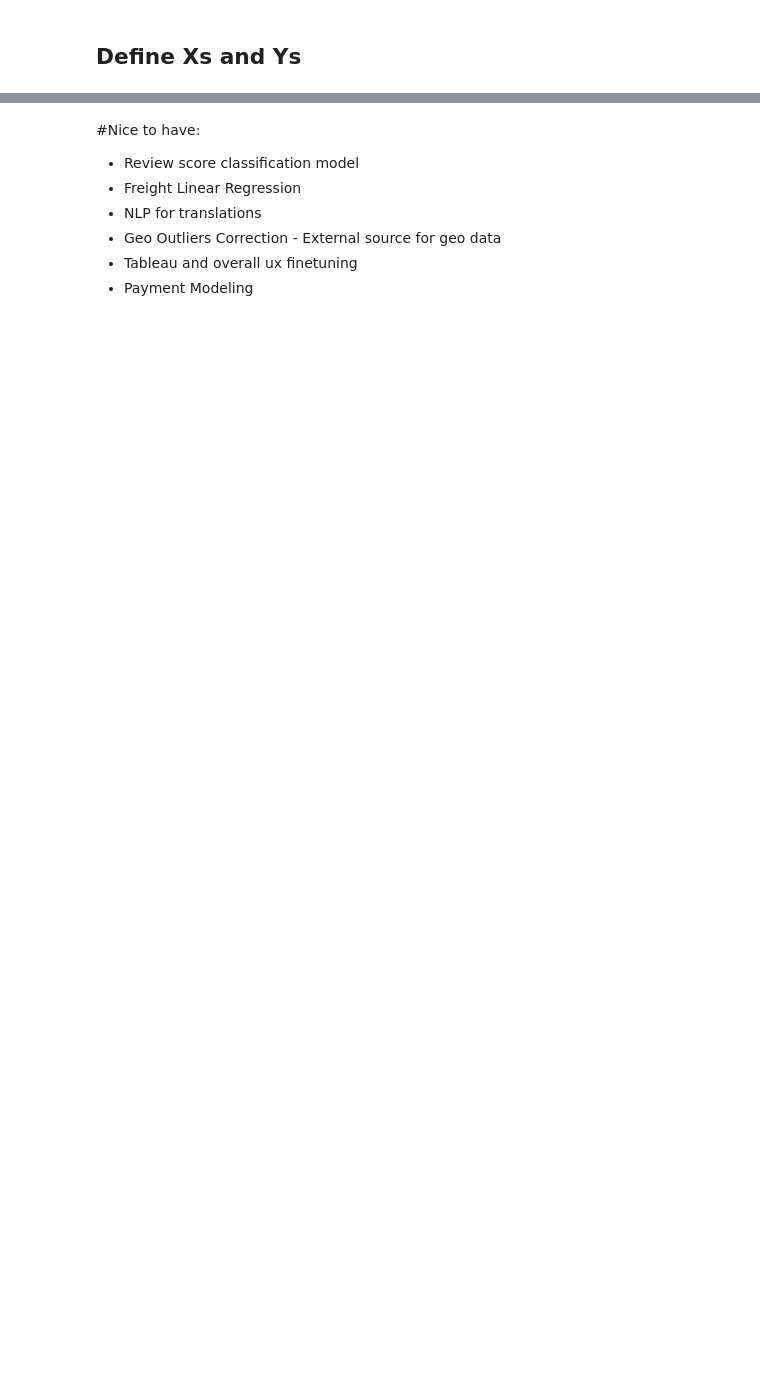
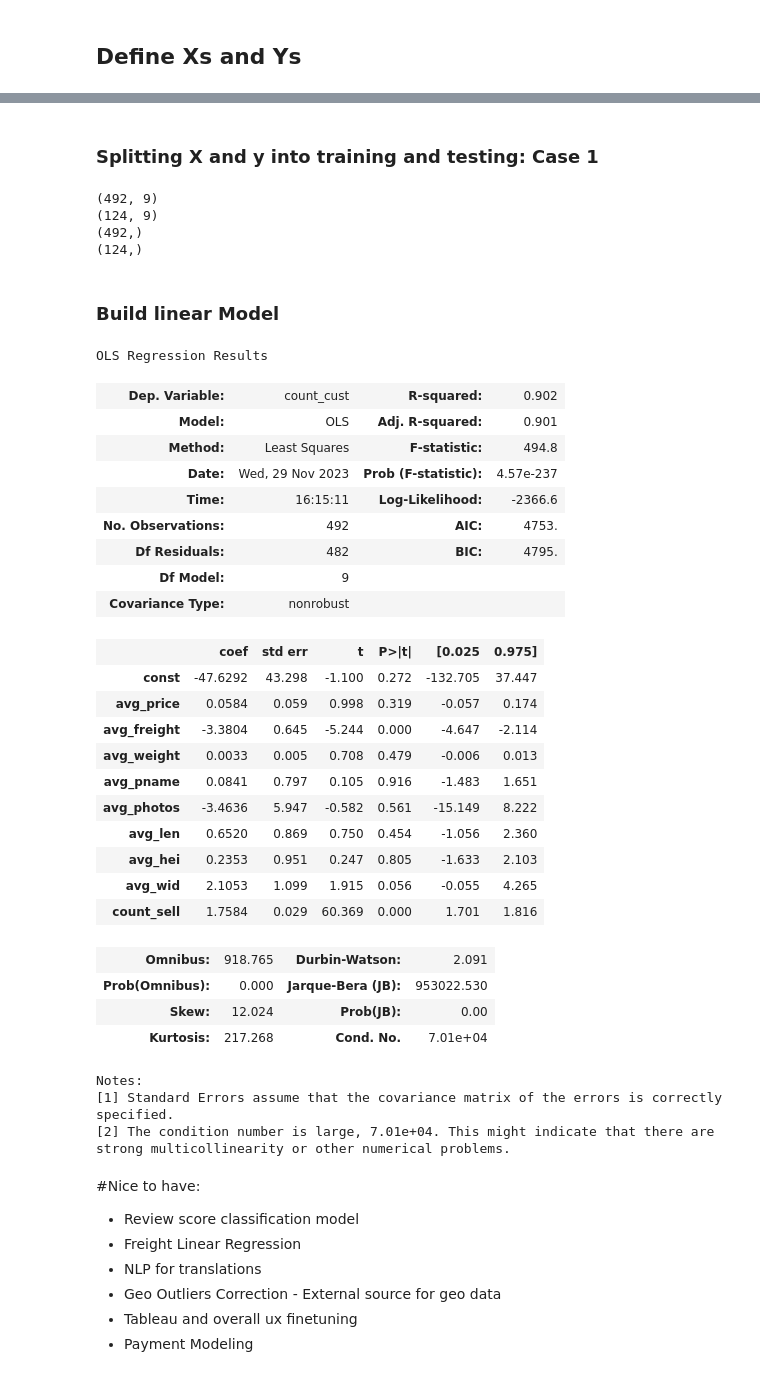
Before and after one commit to jrclavier/aurelius_ds_fin, a Jupyter notebook: Aurelius_WorkingSheet.ipynb, the cells around one changed output, grey strips where cells are left out. Cells and saved outputs as stored; diff of their text form; code cells hidden in the pictures; blank space fills up the shorter version.

```diff
--- a/Aurelius_WorkingSheet.ipynb
+++ b/Aurelius_WorkingSheet.ipynb
@@ -1112,0 +1128,4 @@ trx = trx.drop('_merge', 1, errors='ignore')
+# %%
+trx.dtypes
+trx = trx.dropna()
+trx.count()
@@ -1112,0 +1146,11 @@ trx = trx.drop('_merge', 1, errors='ignore')
+# %%
+# Lets try to predict customer count as a function of product specs, n of sellers and revenue
+
+y= trx['count_cust']
+
+X = trx.drop(columns = ['count_cust', 'count_order','Year-Month-Day'])
+
+X.reset_index(drop=True, inplace=True)
+y.reset_index(drop=True, inplace=True)
+
+X.count()
@@ -1113,3 +1187,63 @@ trx = trx.drop('_merge', 1, errors='ignore')
+# %% [markdown]
+### Splitting X and y into training and testing: Case 1
+# %%
+# For "apples-to-apples" comparisons, set a starting value ("seed") for the random number generator
+np.random.seed(77300)
+#print(y.head())
+# split the data randomly into 80% train and 20% test samples
+X_train, X_test, y_train, y_test = train_test_split(X,y, test_size = 0.20)
+# IMPORTANT: these samples are stratified, i.e., the proportion of retained and not-retained customers is the same in both
+
+# Lets check the results
+print(X_train.shape)
+print(X_test.shape)
+print(y_train.shape)
+print(y_test.shape)
+# %% [output]
+(492, 9)
+(124, 9)
+(492,)
+(124,)
+# %% [markdown]
+### Build linear Model
+# %%
+import statsmodels.api as sm
+
+X_train_sm = sm.add_constant(X_train) # In this package, by default, the regression will have no intercept, hence we need to manually add it to the X matrix, and call the result X_sm
+
+lm = sm.OLS(y_train, X_train_sm).fit() # Fit/"train"/"learn" a linear regression ("ordinary least squares", OLS) with vector Y as dependent and matrix X_sm as independent
+
+lm.summary() # Display the summary of model results
+# %% [output]
+OLS Regression Results
+| Dep. Variable: | count_cust | R-squared: | 0.902 |
+| Model: | OLS | Adj. R-squared: | 0.901 |
+| Method: | Least Squares | F-statistic: | 494.8 |
+| Date: | Wed, 29 Nov 2023 | Prob (F-statistic): | 4.57e-237 |
+| Time: | 16:15:11 | Log-Likelihood: | -2366.6 |
+| No. Observations: | 492 | AIC: | 4753. |
+| Df Residuals: | 482 | BIC: | 4795. |
+| Df Model: | 9 |  |  |
+| Covariance Type: | nonrobust |  |  |
+|  | coef | std err | t | P>|t| | [0.025 | 0.975] |
+| const | -47.6292 | 43.298 | -1.100 | 0.272 | -132.705 | 37.447 |
+| avg_price | 0.0584 | 0.059 | 0.998 | 0.319 | -0.057 | 0.174 |
+| avg_freight | -3.3804 | 0.645 | -5.244 | 0.000 | -4.647 | -2.114 |
+| avg_weight | 0.0033 | 0.005 | 0.708 | 0.479 | -0.006 | 0.013 |
+| avg_pname | 0.0841 | 0.797 | 0.105 | 0.916 | -1.483 | 1.651 |
+| avg_photos | -3.4636 | 5.947 | -0.582 | 0.561 | -15.149 | 8.222 |
+| avg_len | 0.6520 | 0.869 | 0.750 | 0.454 | -1.056 | 2.360 |
+| avg_hei | 0.2353 | 0.951 | 0.247 | 0.805 | -1.633 | 2.103 |
+| avg_wid | 2.1053 | 1.099 | 1.915 | 0.056 | -0.055 | 4.265 |
+| count_sell | 1.7584 | 0.029 | 60.369 | 0.000 | 1.701 | 1.816 |
+| Omnibus: | 918.765 | Durbin-Watson: | 2.091 |
+| Prob(Omnibus): | 0.000 | Jarque-Bera (JB): | 953022.530 |
+| Skew: | 12.024 | Prob(JB): | 0.00 |
+| Kurtosis: | 217.268 | Cond. No. | 7.01e+04 |
+Notes:
+[1] Standard Errors assume that the covariance matrix of the errors is correctly specified.
+[2] The condition number is large, 7.01e+04. This might indicate that there are
+strong multicollinearity or other numerical problems.
 # %% [markdown]
 #Nice to have:
 
```
Also changed, not shown: parts of 13 cells of this notebook.
